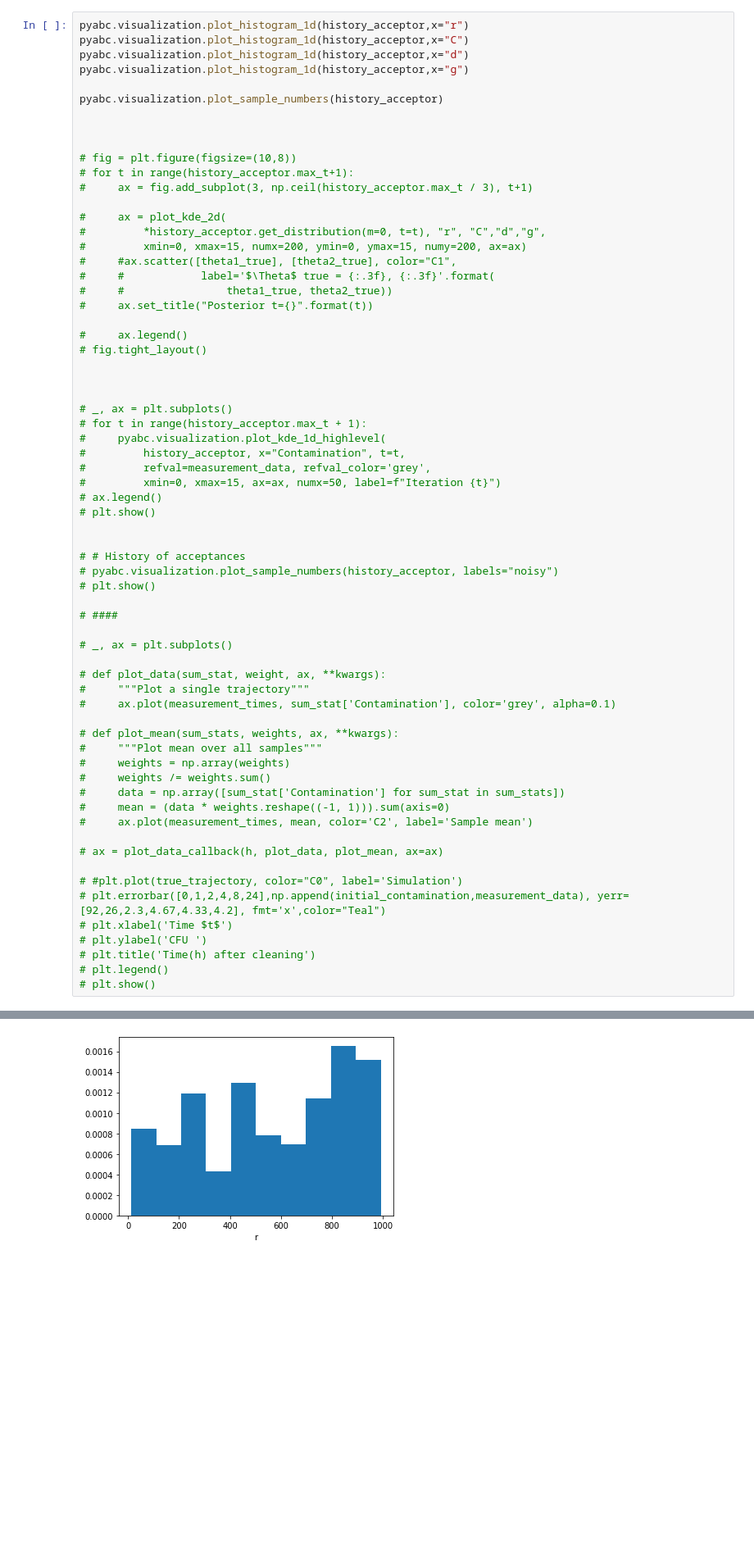
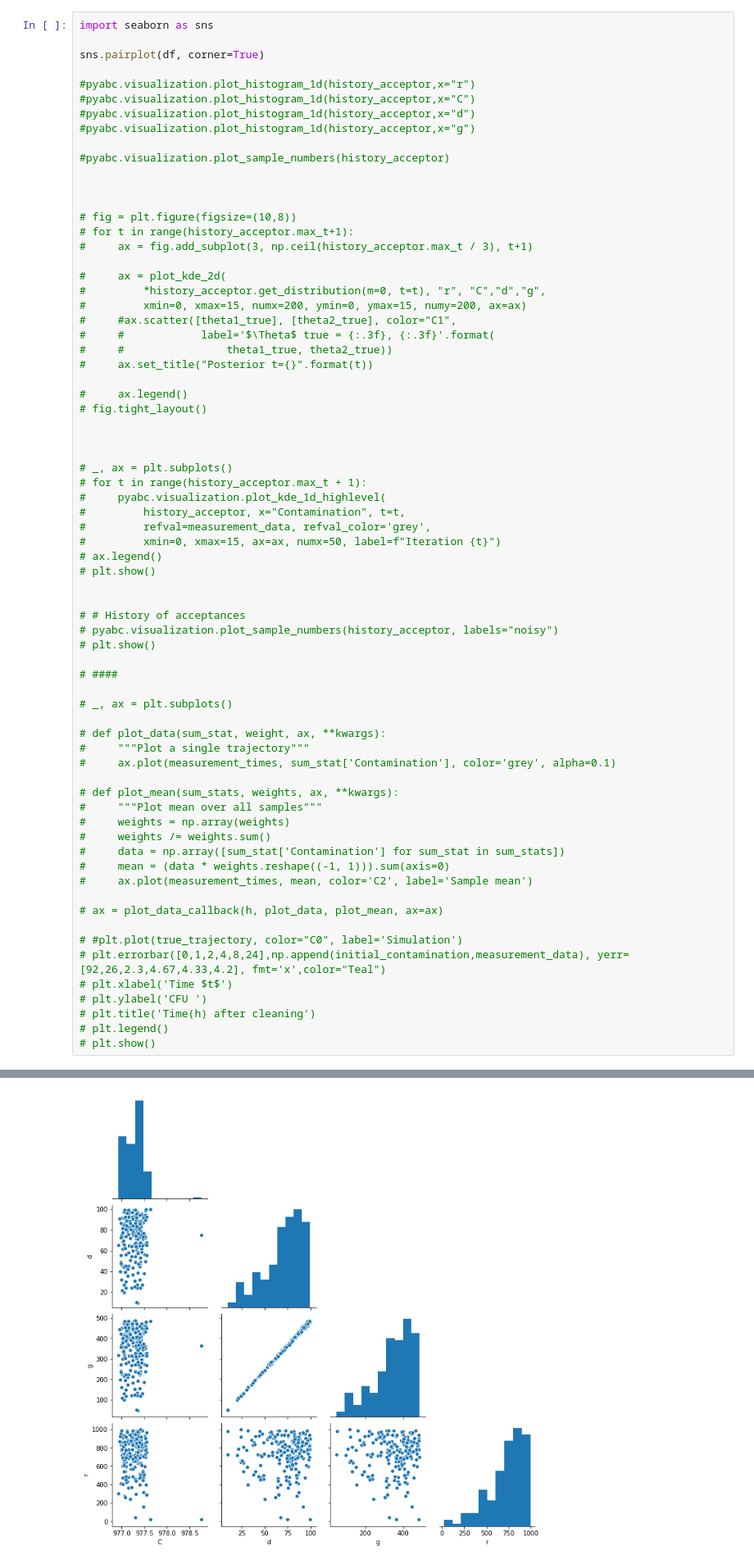
Before and after one commit to MarcoFelipeKing/Zoono, a Jupyter notebook: Code/pyABC-SMC.ipynb, the cells around one changed output, grey strips where cells are left out. Shown at 82% size. Saved outputs shown, nothing was run; the diff lists cells and outputs as text; blank space fills up the shorter version.

```diff
--- a/Code/pyABC-SMC.ipynb
+++ b/Code/pyABC-SMC.ipynb
@@ -170,10 +183,14 @@ df.describe()
 # %%
-pyabc.visualization.plot_histogram_1d(history_acceptor,x="r")
-pyabc.visualization.plot_histogram_1d(history_acceptor,x="C")
-pyabc.visualization.plot_histogram_1d(history_acceptor,x="d")
-pyabc.visualization.plot_histogram_1d(history_acceptor,x="g")
+import seaborn as sns
 
-pyabc.visualization.plot_sample_numbers(history_acceptor)
+sns.pairplot(df, corner=True)
+
+#pyabc.visualization.plot_histogram_1d(history_acceptor,x="r")
+#pyabc.visualization.plot_histogram_1d(history_acceptor,x="C")
+#pyabc.visualization.plot_histogram_1d(history_acceptor,x="d")
+#pyabc.visualization.plot_histogram_1d(history_acceptor,x="g")
+
+#pyabc.visualization.plot_sample_numbers(history_acceptor)
 
 
 
@@ -246 +255 @@ pyabc.visualization.plot_sample_numbers(history_acceptor)
-[figure, old version]
+[figure, new version]
```
Also changed, not shown: parts of 5 cells of this notebook, 6 other files.
